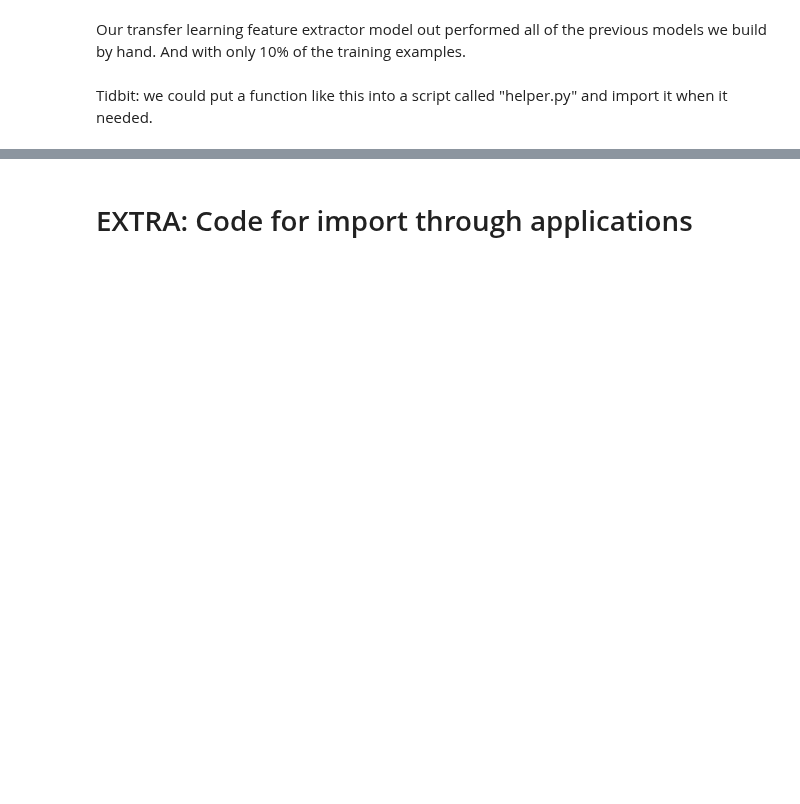
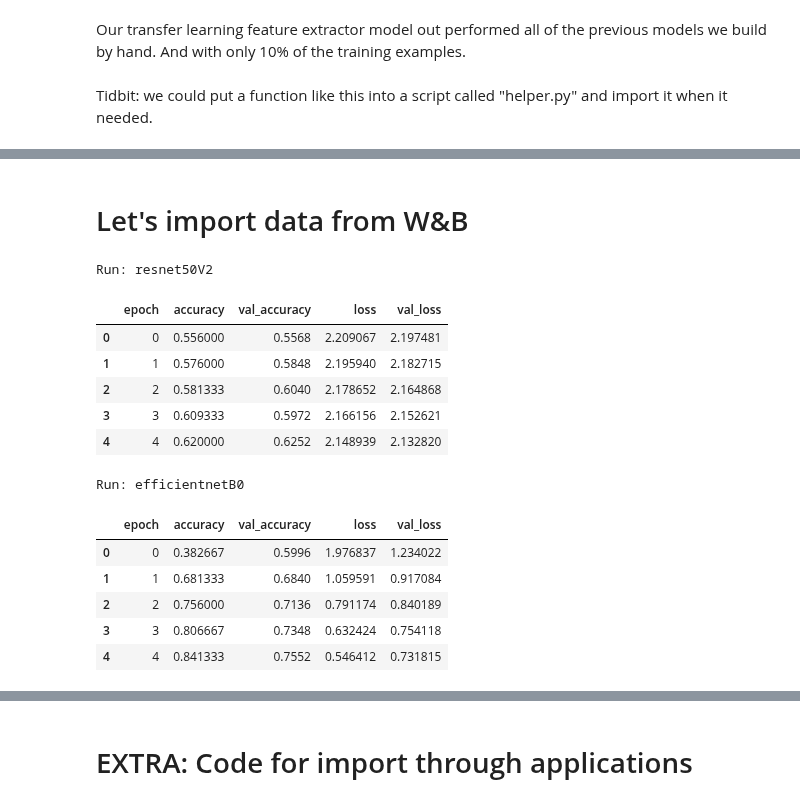
Before and after one commit to masrik-dev/Deep-Learning-with-TensorFlow-and-Python, a Jupyter notebook: 04_transfer_learning_in_tensorflow_part_1.ipynb, the cells around one changed output, grey strips where cells are left out. Drawn from its saved outputs; the diff is of its cells as text; code cells hidden in the pictures; blank space fills up the shorter version.

```diff
--- a/04_transfer_learning_in_tensorflow_part_1.ipynb
+++ b/04_transfer_learning_in_tensorflow_part_1.ipynb
@@ -358,0 +523,2 @@ Model: "resnet50"
+# %% [markdown]
+# Let's import data from W&B
@@ -358,0 +532,15 @@ Model: "resnet50"
+# %%
+# Define the project path, fetch all finished runs and metric history
+project_path = "masrik-hasnat-mh-tree/classification_with_10percent_train_data"
+
+metrics_all_runs = {}
+
+runs = api.runs(project_path)
+for run in runs:
+  if run.state == "finished":
+    try:
+      history = run.history(keys=["epoch", "accuracy", "val_accuracy","loss", "val_loss"])
+      history["run_name"] = run.name
+      metrics_all_runs[run.name] = history
+    except:
+      continue
@@ -358,0 +551,20 @@ Model: "resnet50"
+# %%
+# Display the result of different model in Tables
+for run_name, df in metrics_all_runs.items():
+  print(f"\nRun: {run_name}")
+  display(df[["epoch", "accuracy", "val_accuracy", "loss", "val_loss"]])
+# %% [output]
+Run: resnet50V2
+|  | epoch | accuracy | val_accuracy | loss | val_loss |
+| 0 | 0 | 0.556000 | 0.5568 | 2.209067 | 2.197481 |
+| 1 | 1 | 0.576000 | 0.5848 | 2.195940 | 2.182715 |
+| 2 | 2 | 0.581333 | 0.6040 | 2.178652 | 2.164868 |
+| 3 | 3 | 0.609333 | 0.5972 | 2.166156 | 2.152621 |
+| 4 | 4 | 0.620000 | 0.6252 | 2.148939 | 2.132820 |
+Run: efficientnetB0
+|  | epoch | accuracy | val_accuracy | loss | val_loss |
+| 0 | 0 | 0.382667 | 0.5996 | 1.976837 | 1.234022 |
+| 1 | 1 | 0.681333 | 0.6840 | 1.059591 | 0.917084 |
+| 2 | 2 | 0.756000 | 0.7136 | 0.791174 | 0.840189 |
+| 3 | 3 | 0.806667 | 0.7348 | 0.632424 | 0.754118 |
+| 4 | 4 | 0.841333 | 0.7552 | 0.546412 | 0.731815 |
```
Also changed, not shown: parts of 43 cells of this notebook.
